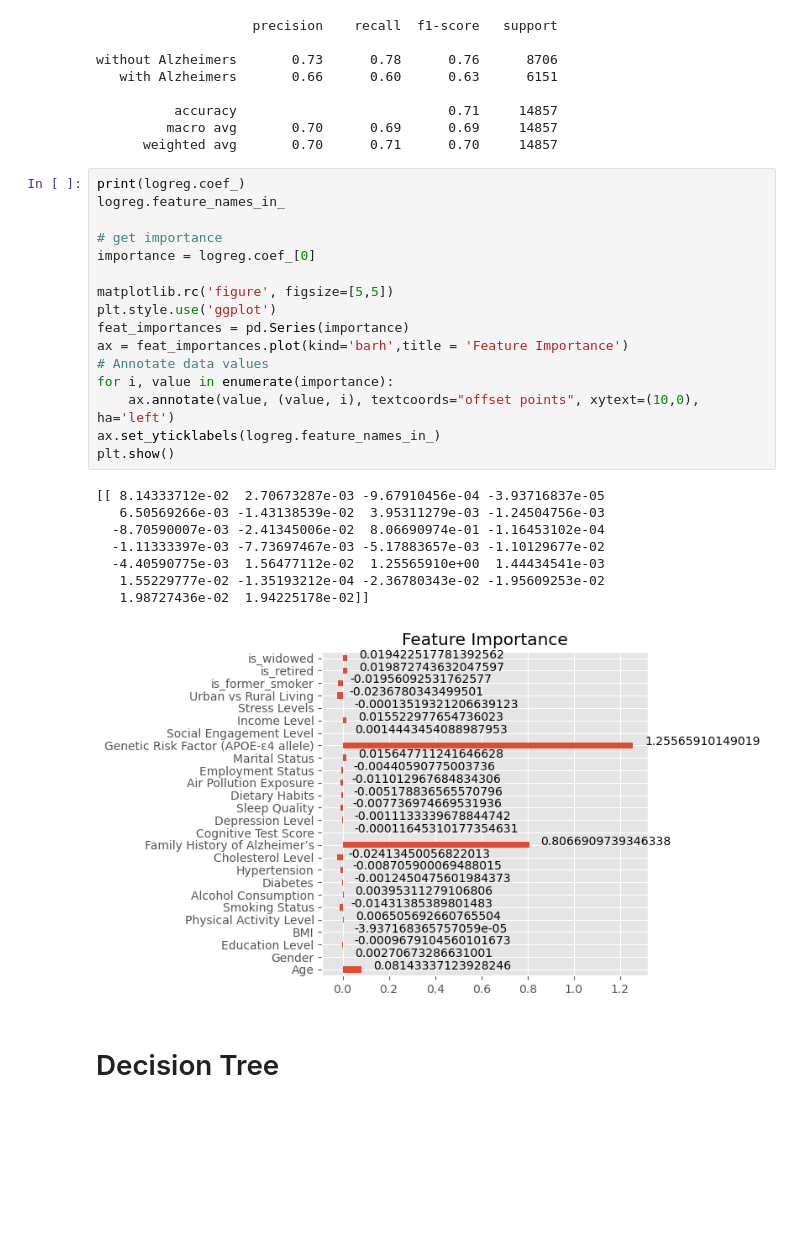
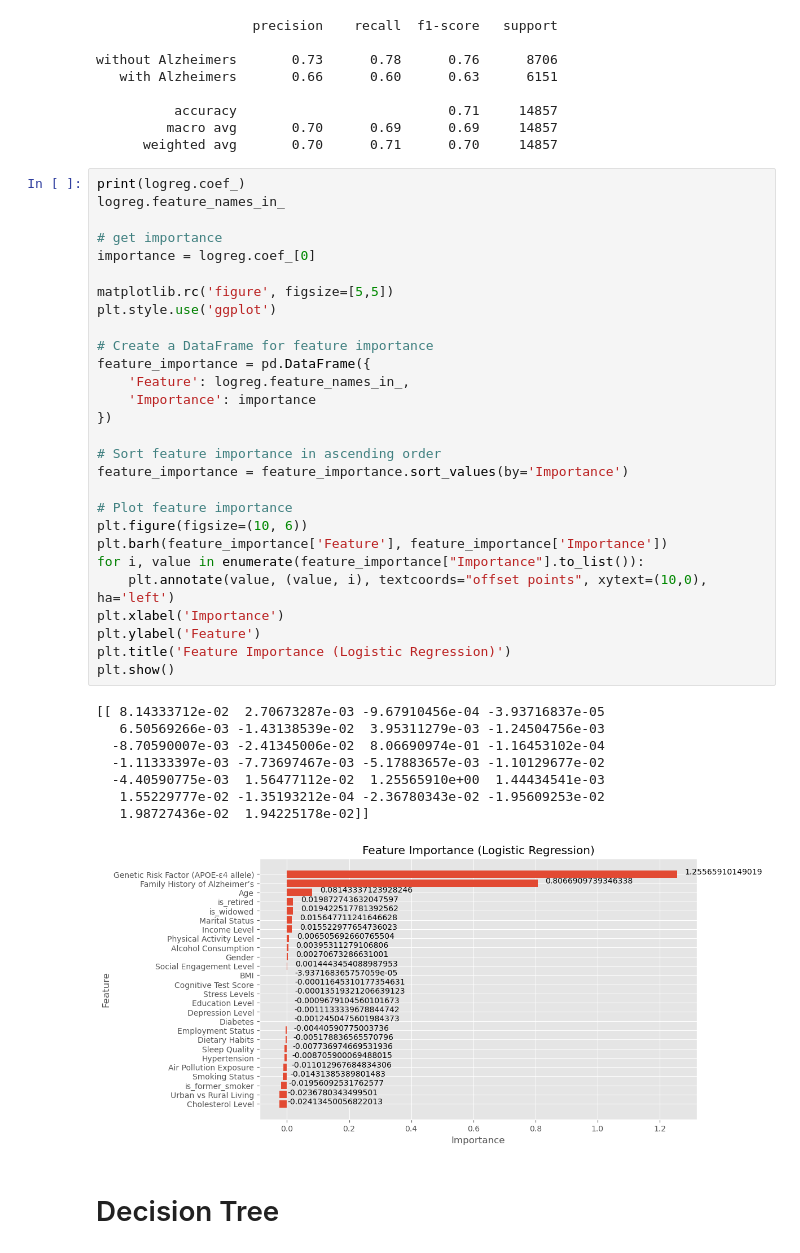
Before and after one commit to shaohong-g/Xai-example, a Jupyter notebook: classification.ipynb, the cells around one changed output. Cells and saved outputs as stored; diff of their text form; blank space fills up the shorter version.

```diff
--- a/classification.ipynb
+++ b/classification.ipynb
@@ -88,28 +94,40 @@ without Alzheimers       0.73      0.78      0.76      8706
 # %%
 print(logreg.coef_)
 logreg.feature_names_in_
 
 # get importance
 importance = logreg.coef_[0]
 
 matplotlib.rc('figure', figsize=[5,5])
 plt.style.use('ggplot')
-feat_importances = pd.Series(importance)
-ax = feat_importances.plot(kind='barh',title = 'Feature Importance')
-# Annotate data values
-for i, value in enumerate(importance):
-    ax.annotate(value, (value, i), textcoords="offset points", xytext=(10,0), ha='left')
-ax.set_yticklabels(logreg.feature_names_in_)
+
+# Create a DataFrame for feature importance
+feature_importance = pd.DataFrame({
+    'Feature': logreg.feature_names_in_,
+    'Importance': importance
+})
+
+# Sort feature importance in ascending order
+feature_importance = feature_importance.sort_values(by='Importance')
+
+# Plot feature importance
+plt.figure(figsize=(10, 6))
+plt.barh(feature_importance['Feature'], feature_importance['Importance'])
+for i, value in enumerate(feature_importance["Importance"].to_list()):
+    plt.annotate(value, (value, i), textcoords="offset points", xytext=(10,0), ha='left')
+plt.xlabel('Importance')
+plt.ylabel('Feature')
+plt.title('Feature Importance (Logistic Regression)')
 plt.show()
 # %% [output]
 [[ 8.14333712e-02  2.70673287e-03 -9.67910456e-04 -3.93716837e-05
    6.50569266e-03 -1.43138539e-02  3.95311279e-03 -1.24504756e-03
   -8.70590007e-03 -2.41345006e-02  8.06690974e-01 -1.16453102e-04
   -1.11333397e-03 -7.73697467e-03 -5.17883657e-03 -1.10129677e-02
   -4.40590775e-03  1.56477112e-02  1.25565910e+00  1.44434541e-03
    1.55229777e-02 -1.35193212e-04 -2.36780343e-02 -1.95609253e-02
    1.98727436e-02  1.94225178e-02]]
-[figure, old version]
+[figure, new version]
 # %% [markdown]
 # Decision Tree
 # %%
```
Also changed, not shown: parts of 21 cells of this notebook, 2 other files.
